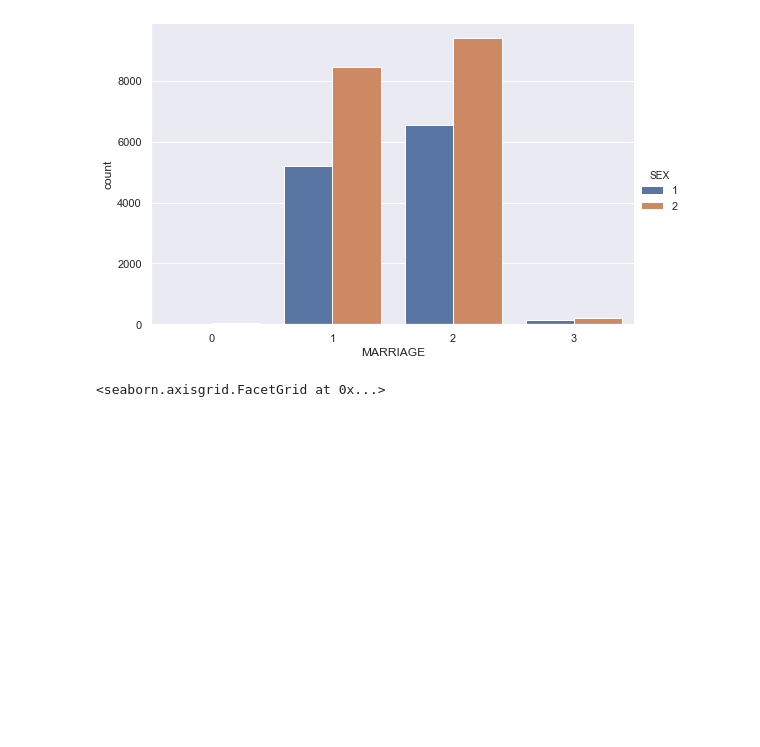
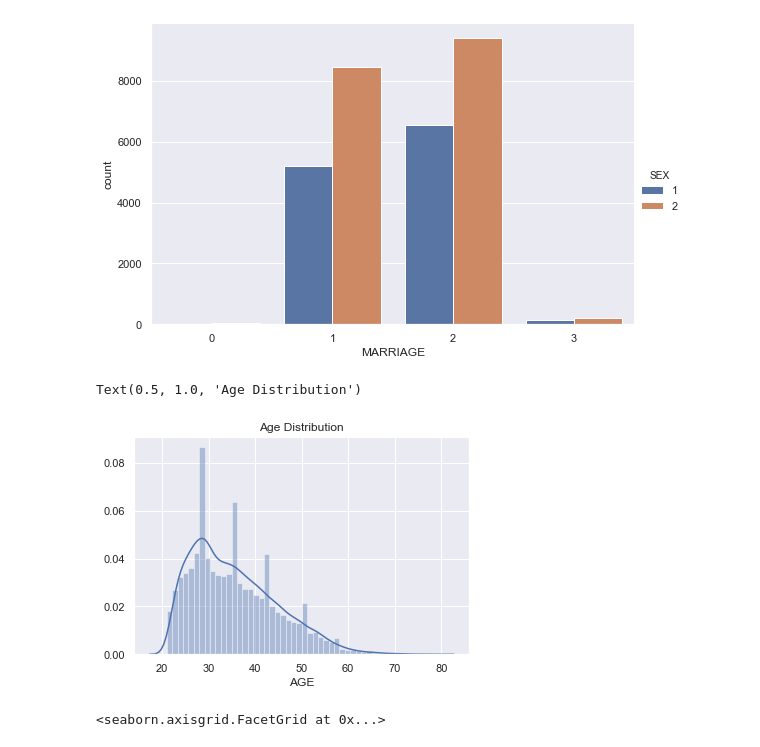
Before and after one commit to megball/Credit-default-analysis, a Jupyter notebook: Credit default analysis.ipynb, the cells around one changed output. Cells and saved outputs as stored; diff of their text form; code cells hidden in the pictures; blank space fills up the shorter version.

```diff
--- a/Credit default analysis.ipynb
+++ b/Credit default analysis.ipynb
@@ -320,6 +320,12 @@ sns.catplot('MARRIAGE', data=credit, hue='SEX', kind='count', aspect=1.5)
 # %% [output]
 <seaborn.axisgrid.FacetGrid at 0x...>
 [figure]
+# %%
+sns.distplot(credit['AGE'])
+plt.title("Age Distribution")
+# %% [output]
+Text(0.5, 1.0, 'Age Distribution')
+[figure, added]
 # %%
 #distribution of age by marriage
 fig = sns.FacetGrid(credit, hue='MARRIAGE', aspect=4)
```
Also changed, not shown: parts of 46 cells of this notebook.
